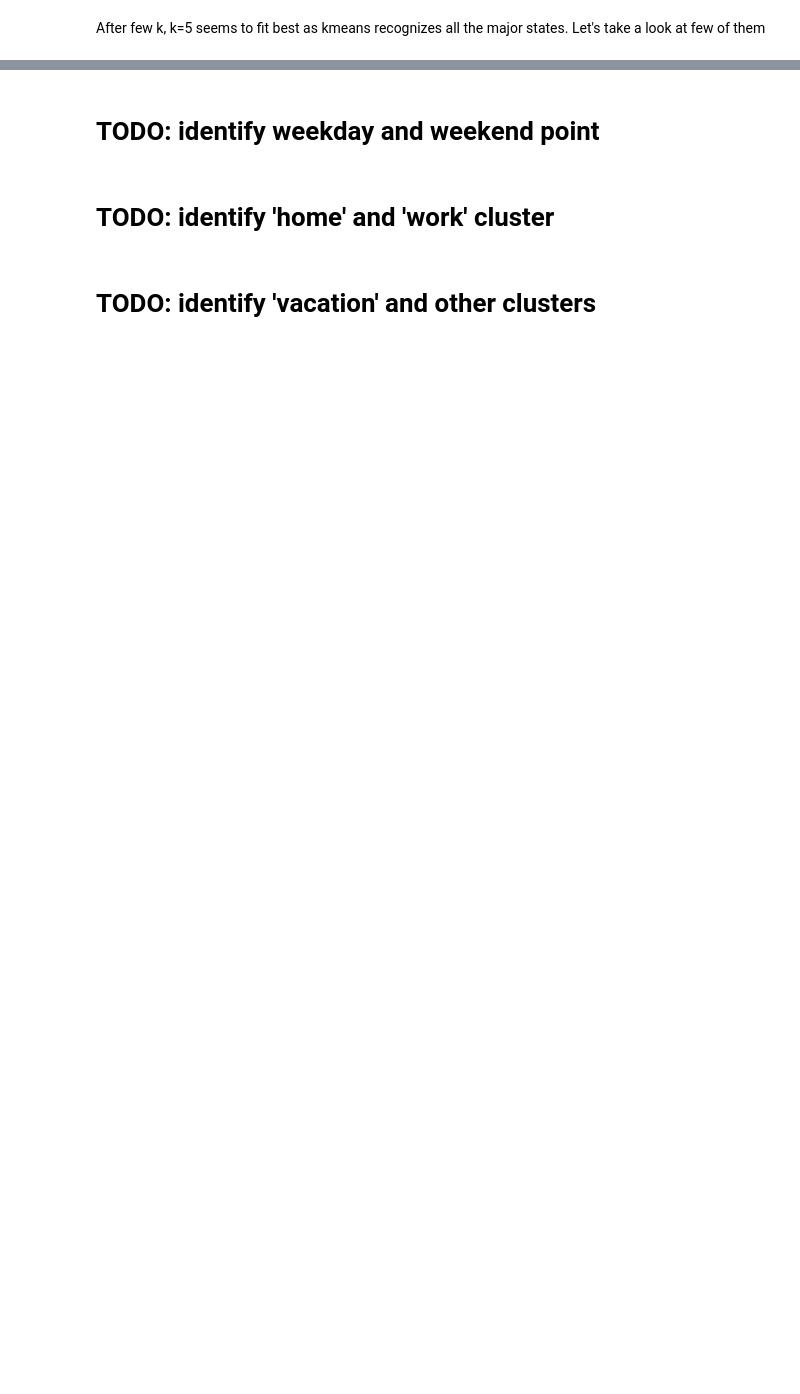
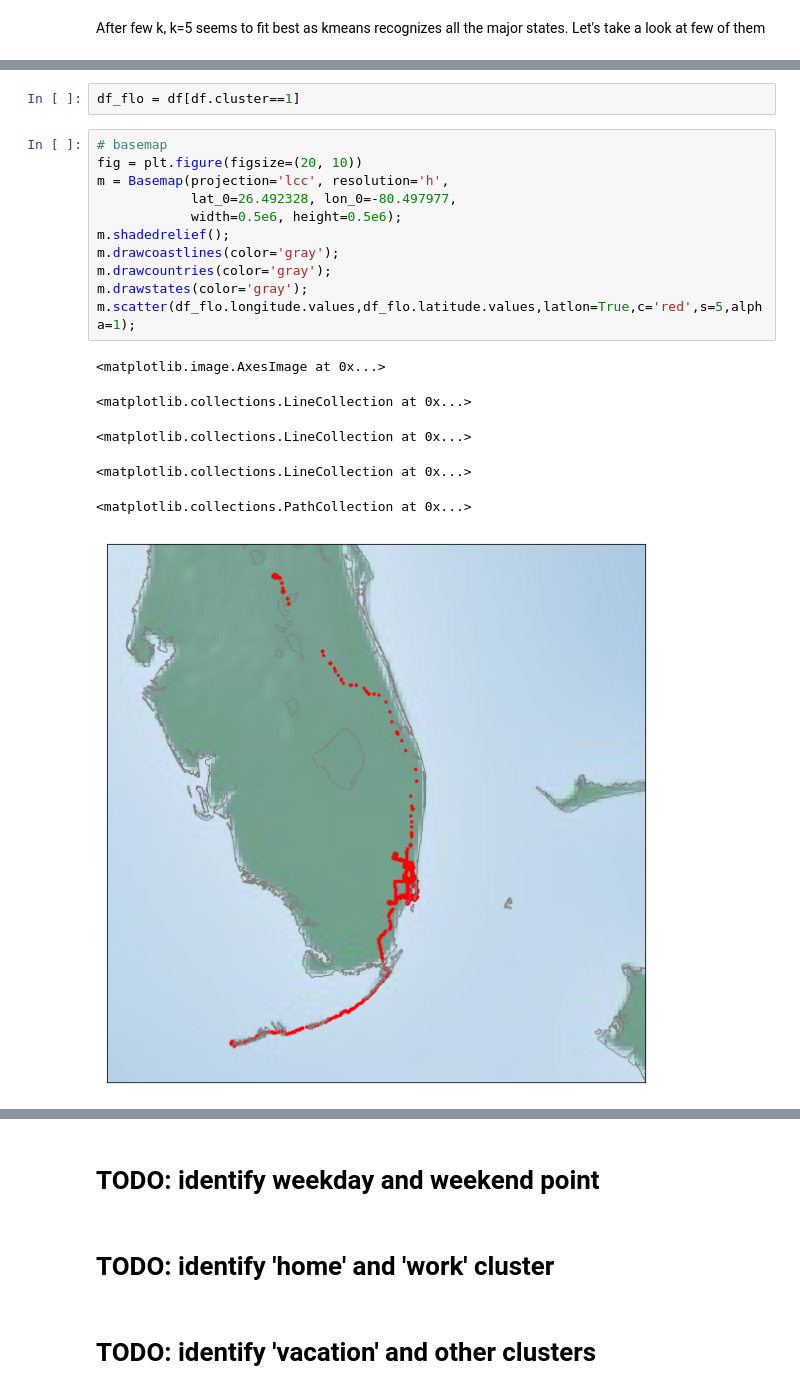
Before and after one commit to anhquan0412/google-location, a Jupyter notebook: cluster.ipynb, the cells around one changed output, grey strips where cells are left out. Cells and saved outputs as stored; diff of their text form; blank space fills up the shorter version.

Commit message:
basemap

```diff
--- a/cluster.ipynb
+++ b/cluster.ipynb
@@ -141,0 +139,20 @@ df_flo = df[df]
+# %%
+df_flo = df[df.cluster==1]
+# %%
+# basemap
+fig = plt.figure(figsize=(20, 10))
+m = Basemap(projection='lcc', resolution='h',
+            lat_0=26.492328, lon_0=-80.497977,
+            width=0.5e6, height=0.5e6);
+m.shadedrelief();
+m.drawcoastlines(color='gray');
+m.drawcountries(color='gray');
+m.drawstates(color='gray');
+m.scatter(df_flo.longitude.values,df_flo.latitude.values,latlon=True,c='red',s=5,alpha=1);
+# %% [output]
+<matplotlib.image.AxesImage at 0x...>
+<matplotlib.collections.LineCollection at 0x...>
+<matplotlib.collections.LineCollection at 0x...>
+<matplotlib.collections.LineCollection at 0x...>
+<matplotlib.collections.PathCollection at 0x...>
+[figure, added]
```
Also changed, not shown: parts of 7 cells of this notebook.
